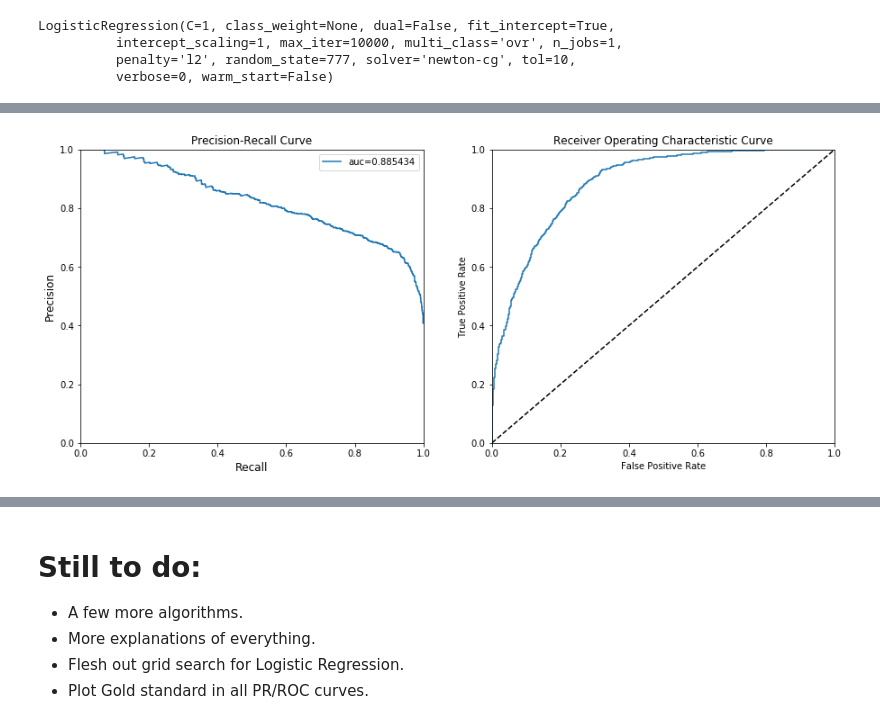
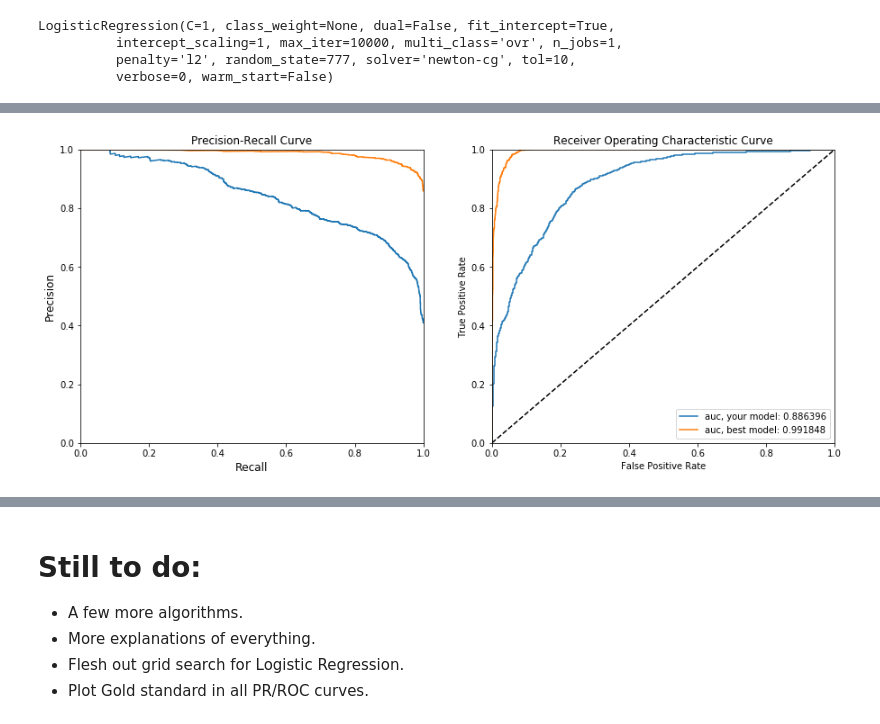
Before and after one commit to silburt/astrostats_workshop, a Jupyter notebook: Stability_Workbook.ipynb, the cells around one changed output, grey strips where cells are left out. Saved outputs shown, nothing was run; the diff lists cells and outputs as text; code cells hidden in the pictures.

```diff
--- a/Stability_Workbook.ipynb
+++ b/Stability_Workbook.ipynb
@@ -98,17 +107,16 @@ X.head()
 ## Split into Train/Test data
 # %%
 # use subset of data - don't need 25,000 for initial model building
-frac_data = 0.5
+frac_data = 0.7
 
 # randomly split into train/test data
-trainN = 0.8
-testN = 0.2
+train_frac = 0.8
 N = int(len(X)*frac_data)
 
 # build training/test datasets
 rN = np.arange(0,N)
 np.random.shuffle(rN)  # randomly shuffle data
-train_i, test_i = rN[0: int(trainN*N)], rN[int(trainN*N):]
+train_i, test_i = rN[0: int(train_frac*N)], rN[int(train_frac*N):]
 
 Xtrain, Xtest = X.iloc[train_i], X.iloc[test_i]
 ytrain, ytest = y.iloc[train_i], y.iloc[test_i]
@@ -172,5 +166,41 @@ LogisticRegression(C=1, class_weight=None, dual=False, fit_intercept=True,
+# %%
+def PR_ROC_curve(model, Xtest, ytest, test_i):
+    ypred = model.predict_proba(Xtest)[:,1]
+    index = np.isfinite(ypred) == True    # occasionally a prediction -> inf/nan
+    ytest, ypred = ytest[index], ypred[index]
+    precision, recall, thresholds = precision_recall_curve(ytest, ypred)
+    fpr, tpr, thresholds = roc_curve(ytest, ypred)
+    auc = metrics.roc_auc_score(ytest, ypred)
+
+    # best model
+    best = pd.read_csv('XGB_model_preds.csv', index_col=0)
+    ytest_best, ypred_best = best['Stable'][test_i], best['preds'][test_i]
+    index = np.isfinite(ypred_best) == True    # occasionally a prediction -> inf/nan
+    ytest_best, ypred_best = ytest_best[index], ypred_best[index]
+    precision_best, recall_best, thresholds_best = precision_recall_curve(ytest_best, ypred_best)
+    fpr_best, tpr_best, thresholds_best = roc_curve(ytest_best, ypred_best)
+    auc_best = metrics.roc_auc_score(ytest_best, ypred_best)
+
+    f, ax = plt.subplots(1, 2, figsize=(15,6))
+    ax[0].plot(recall, precision)
+    ax[0].plot(recall_best, precision_best)
+    ax[0].set_xlim([0.0, 1.0])
+    ax[0].set_ylim([0.0, 1.0])
+    ax[0].set_xlabel('Recall',fontsize=12)
+    ax[0].set_ylabel('Precision',fontsize=12)
+    ax[0].set_title("Precision-Recall Curve")
+
+    ax[1].plot(fpr, tpr, label='auc, your model: %f'%auc)
+    ax[1].plot(fpr_best, tpr_best, label='auc, best model: %f'%auc_best)
+    ax[1].plot([0, 1], [0, 1], 'k--')
+    ax[1].set_xlim([0.0, 1.0])
+    ax[1].set_ylim([0.0, 1.0])
+    ax[1].set_xlabel('False Positive Rate')
+    ax[1].set_ylabel('True Positive Rate')
+    ax[1].set_title("Receiver Operating Characteristic Curve")
+    ax[1].legend()
 # %%
 # Generate PR/ROC curves
-PR_ROC_curve(LR_best, Xtest, ytest)
+PR_ROC_curve(LR_best, Xtest, ytest, test_i)
 # %% [output]
-[figure, old version]
+[figure, new version]
```
Also changed, not shown: parts of 15 cells of this notebook.
